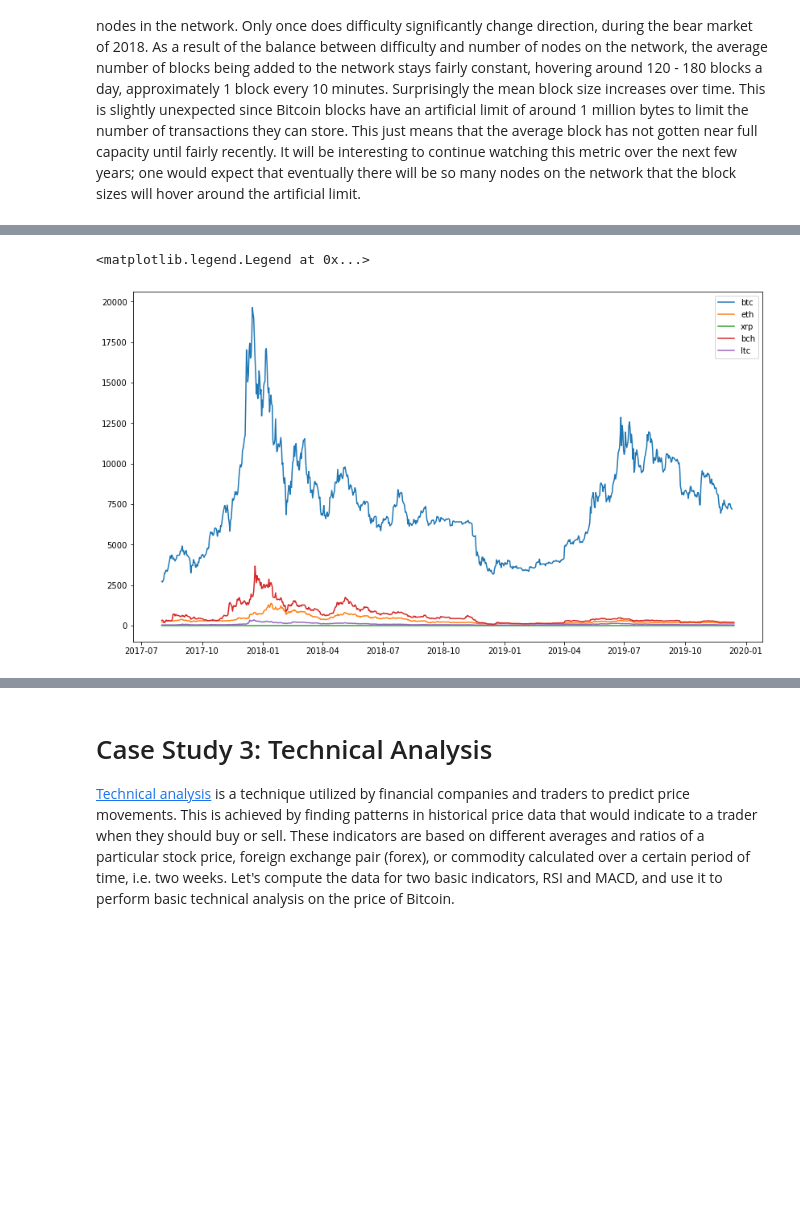
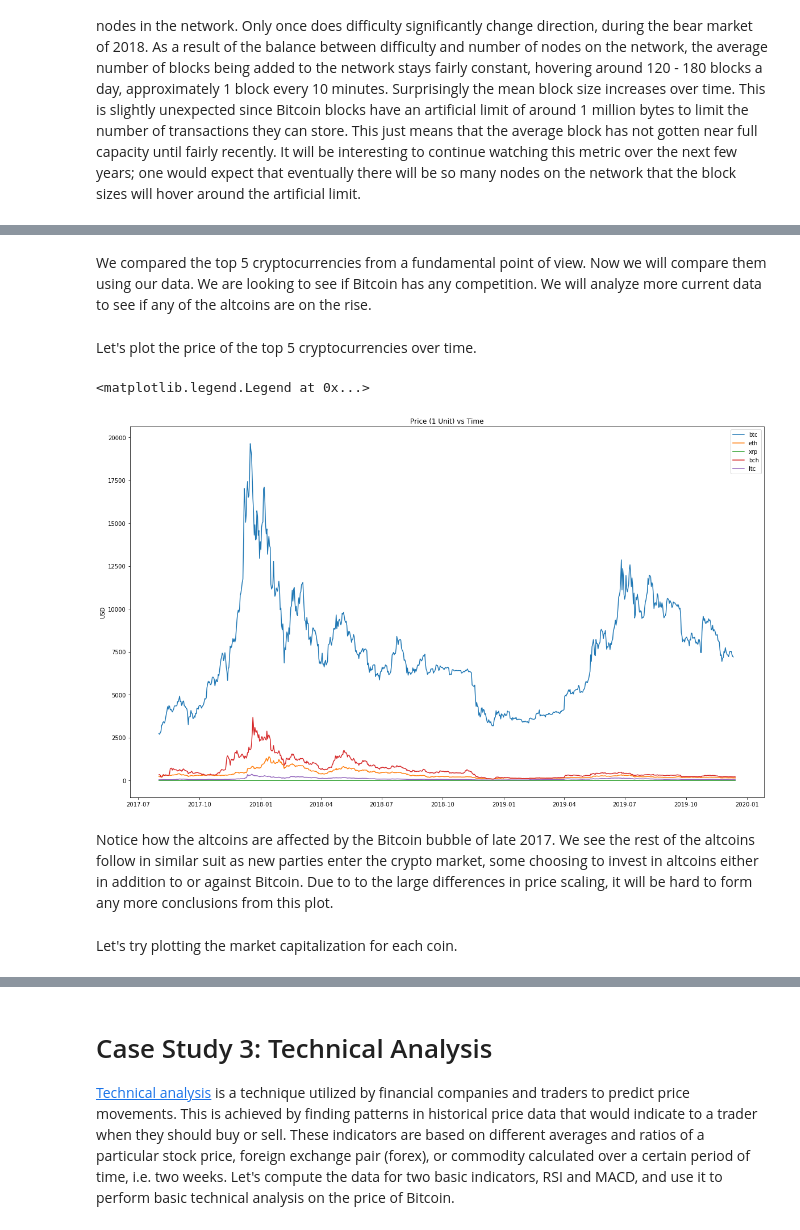
Before and after one commit to jcastrence/jcastrence.github.io, a Jupyter notebook: data_science_tutorial.ipynb, the cells around one changed output, grey strips where cells are left out. Cells and saved outputs as stored; diff of their text form; code cells hidden in the pictures; blank space fills up the shorter version.

```diff
--- a/data_science_tutorial.ipynb
+++ b/data_science_tutorial.ipynb
@@ -425 +514,5 @@ By being one of the first real cryptocurrencies on the network, Bitcoin got a hu
+# %% [markdown]
+<p>
+We compared the top 5 cryptocurrencies from a fundamental point of view. Now we will compare them using our data. We are looking to see if Bitcoin has any competition. We will analyze more current data to see if any of the altcoins are on the rise.
+</p>
 # %%
@@ -426,13 +520,26 @@ By being one of the first real cryptocurrencies on the network, Bitcoin got a hu
 top5 = [btc, eth, xrp, bch, ltc]
 top5_labels = ['btc', 'eth', 'xrp', 'bch', 'ltc']
+# %% [markdown]
+<p>
+Let's plot the price of the top 5 cryptocurrencies over time.
+</p>
 # %%
-plt.figure(figsize=(14, 8))
+# Plot the prices of the top 5 cryptocurrencies against time
+plt.figure(figsize=(20, 12))
 for df in top5:
+    # Only look at dates in the last two years
     df_current = df[df.date >= dt.date(2017, 8, 1)]
-    plt.plot(df_current['date'], df_current['PriceUSD'])
-#     plt.plot(df_current['date'], df_current['PriceUSD'])
+    plt.plot(df_current['date'], df_current['price'])
+plt.title('Price (1 Unit) vs Time')
+plt.ylabel('USD')
 plt.legend(['btc', 'eth', 'xrp', 'bch', 'ltc'])
 # %% [output]
 <matplotlib.legend.Legend at 0x...>
-[figure, old version]
+[figure, new version]
+# %% [markdown]
+<p>
+Notice how the altcoins are affected by the Bitcoin bubble of late 2017. We see the rest of the altcoins follow in similar suit as new parties enter the crypto market, some choosing to invest in altcoins either in addition to or against Bitcoin. Due to to the large differences in price scaling, it will be hard to form any more conclusions from this plot.
+</p>
+# %% [markdown]
+Let's try plotting the market capitalization for each coin.
 # %%
```
Also changed, not shown: parts of 59 cells of this notebook, 3 other files.
